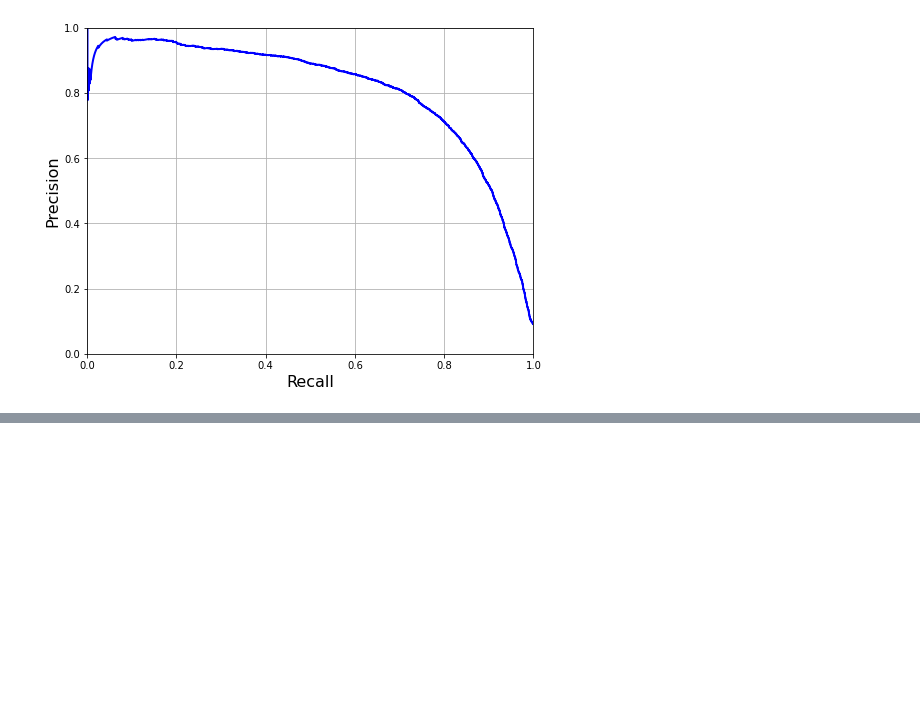
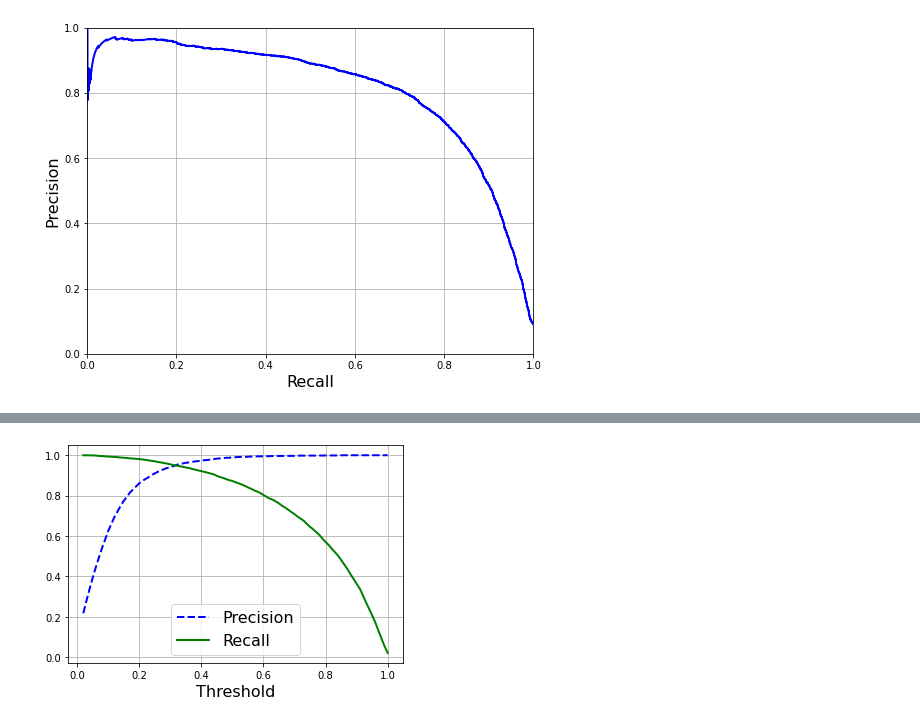
Before and after one commit to maciejolszanski/ML_basics, a Jupyter notebook: 03_MNIST_classification.ipynb, the cells around one changed output, grey strips where cells are left out. Saved outputs shown, nothing was run; the diff lists cells and outputs as text; code cells hidden in the pictures; blank space fills up the shorter version.

```diff
--- a/03_MNIST_classification.ipynb
+++ b/03_MNIST_classification.ipynb
@@ -192,0 +265,12 @@ plt.show()
+# %%
+from sklearn.metrics import precision_recall_curve
+
+precisions, recalls, thresholds = precision_recall_curve(y_train_5, y_scores_forest)
+plt.plot(thresholds, precisions[:-1], "b--", label="Precision", linewidth=2)
+plt.plot(thresholds, recalls[:-1], "g-", label="Recall", linewidth=2)
+plt.legend(loc="lower center", fontsize=16)
+plt.xlabel("Threshold", fontsize=16)
+plt.grid(True)
+# plt.axis([-50000, 50000, 0, 1])
+# %% [output]
+[figure, added]
```
Also changed, not shown: parts of 15 cells of this notebook.
